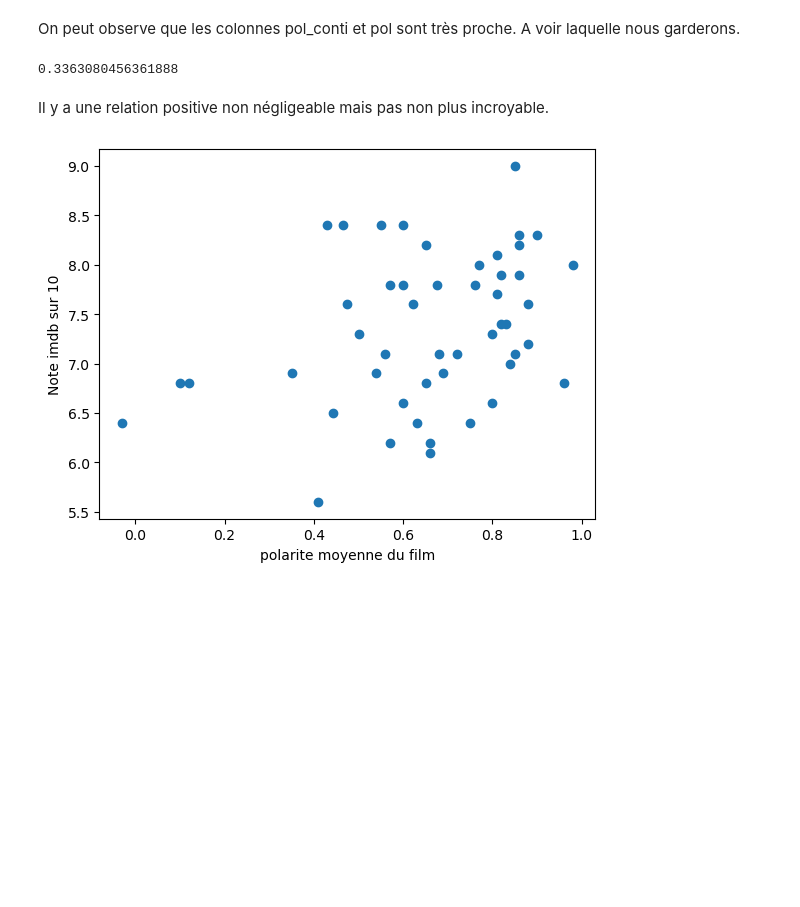
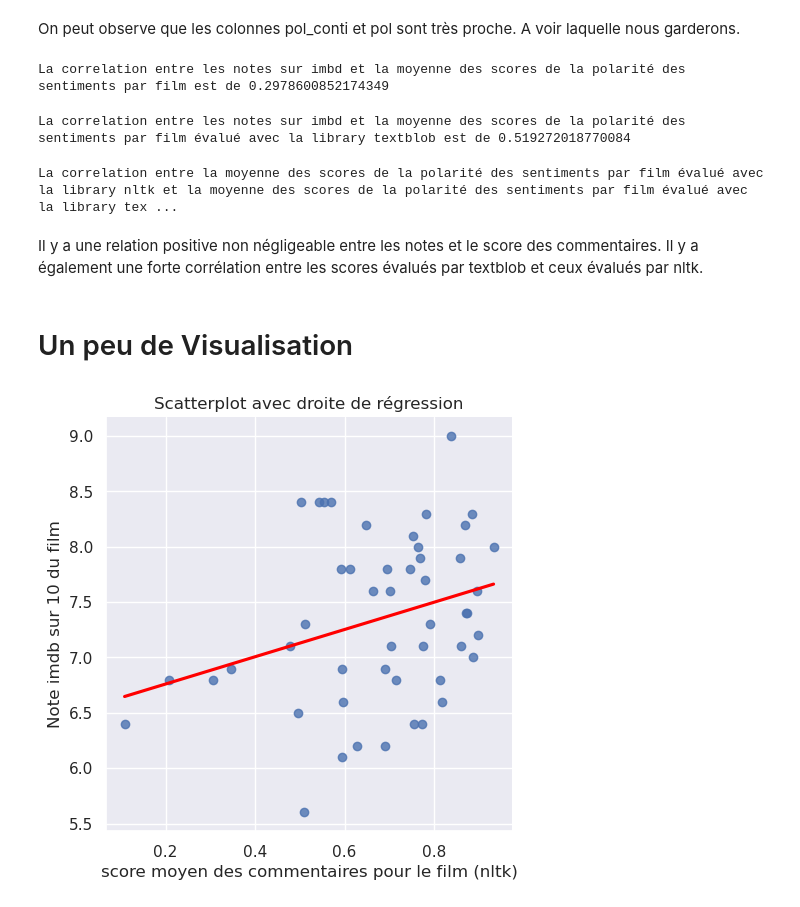
Before and after one commit to LouisArmand0/Projet_Python, a Jupyter notebook: NLP.ipynb, the cells around one changed output. Cells and saved outputs as stored; diff of their text form; code cells hidden in the pictures; blank space fills up the shorter version.

```diff
--- a/NLP.ipynb
+++ b/NLP.ipynb
@@ -193,0 +206,2 @@ df['pol_num'] = df['pol'].apply(lambda x: 1 if x == 'Positive' else (-1 if x ==
+# %%
+df['sentiment_polarity_nltk'] = df["Tokens lemmatisés"].apply(analyze_sentiment_nltk)
@@ -194,10 +226,10 @@ df['pol_num'] = df['pol'].apply(lambda x: 1 if x == 'Positive' else (-1 if x ==
 # %%
 #change le type de la colonne 'Note imdb' en float
-df['Note imdb'] = df['Note imdb'].str.replace(',', '.').astype(float)
+df['Note imdb'] = df['Note imdb'].replace(',', '.').astype(float)
 # %% [markdown]
 On groupe les observations selon le film. Cela nous permettra de faire un join avec le premier dataframe (celui de wikipedia)
 # %%
 grouped = df.groupby('Film')
-sum_by_group = grouped[['pol_num', 'pol_conti', 'Note imdb']].mean()
-sum_by_group
+mean_by_group = grouped[["sentiment_polarity_nltk", "sentiment_polarity_blob",  'Note imdb']].mean()
+mean_by_group
 # %% [output]
@@ -222,17 +254,37 @@ sum_by_group
 # %% [markdown]
 On peut observe que les colonnes pol_conti et pol sont très proche. A voir laquelle nous garderons.
-# %%
-correlation = sum_by_group['pol_num'].corr(sum_by_group['Note imdb'])
-print(correlation)
-# %% [output]
-0.3363080456361888
-# %% [markdown]
-Il y a une relation positive non négligeable mais pas non plus incroyable.
+# %%
+correlation = mean_by_group['sentiment_polarity_nltk'].corr(mean_by_group['Note imdb'])
+print(f"La correlation entre les notes sur imbd et la moyenne des scores de la polarité des sentiments par film évalué avec la library nltk est de {correlation}")
+# %% [output]
+La correlation entre les notes sur imbd et la moyenne des scores de la polarité des sentiments par film est de 0.2978600852174349
+# %%
+correlation = mean_by_group['sentiment_polarity_blob'].corr(mean_by_group['Note imdb'])
+print(f"La correlation entre les notes sur imbd et la moyenne des scores de la polarité des sentiments par film évalué avec la library textblob est de {correlation}")
+# %% [output]
+La correlation entre les notes sur imbd et la moyenne des scores de la polarité des sentiments par film évalué avec la library textblob est de 0.519272018770084
+# %%
+correlation = mean_by_group['sentiment_polarity_nltk'].corr(mean_by_group['sentiment_polarity_blob'])
+print(f"La correlation entre la moyenne des scores de la polarité des sentiments par film évalué avec la library nltk et la moyenne des scores de la polarité des sentiments par film évalué avec la library textblob est de {correlation}")
+# %% [output]
+La correlation entre la moyenne des scores de la polarité des sentiments par film évalué avec la library nltk et la moyenne des scores de la polarité des sentiments par film évalué avec la library tex ...
+# %% [markdown]
+Il y a une relation positive non négligeable entre les notes et le score des commentaires. Il y a également une forte corrélation entre les scores évalués par textblob et ceux évalués par nltk.
+# %% [markdown]
+# Un peu de Visualisation
+# %%
+import seaborn as sns
+sns.set_theme(style="darkgrid", palette="deep", color_codes=True)
 # %%
 # Affichez le nuage de points
-plt.scatter(sum_by_group['pol_num'], sum_by_group['Note imdb'])
-plt.xlabel('polarite moyenne du film')
-plt.ylabel('Note imdb sur 10')
+sns.lmplot(x='sentiment_polarity_nltk', y='Note imdb', data=mean_by_group, line_kws={'color': 'red'}, ci=None)
+
+# Ajout de titres et de labels
+plt.title('Scatterplot avec droite de régression')
+plt.xlabel('score moyen des commentaires pour le film (nltk)')
+plt.ylabel('Note imdb sur 10 du film')
+
+# Affichage du graphique
 plt.show()
 # %% [output]
-[figure, old version]
+[figure, new version]
```
Also changed, not shown: parts of 31 cells of this notebook.
